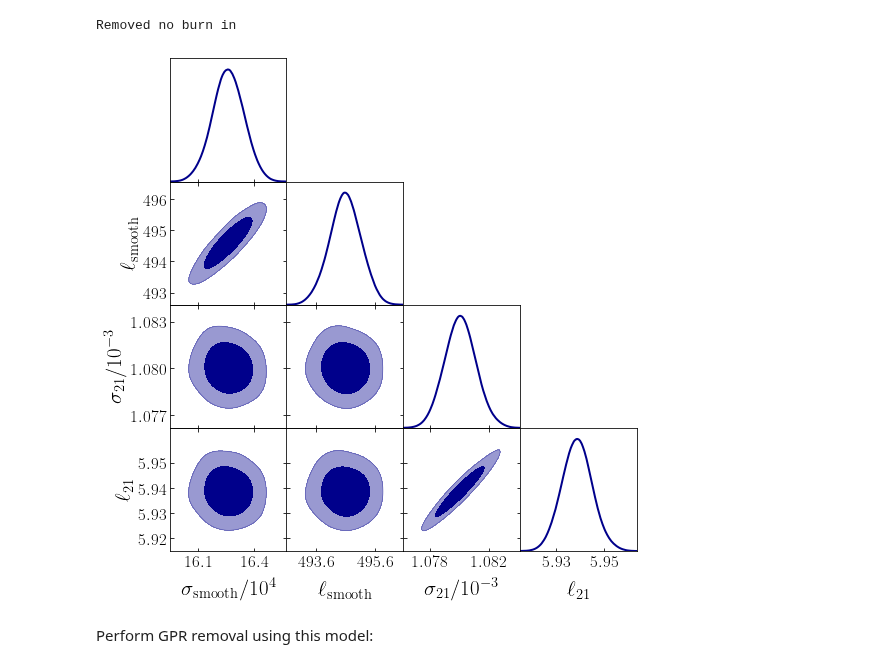
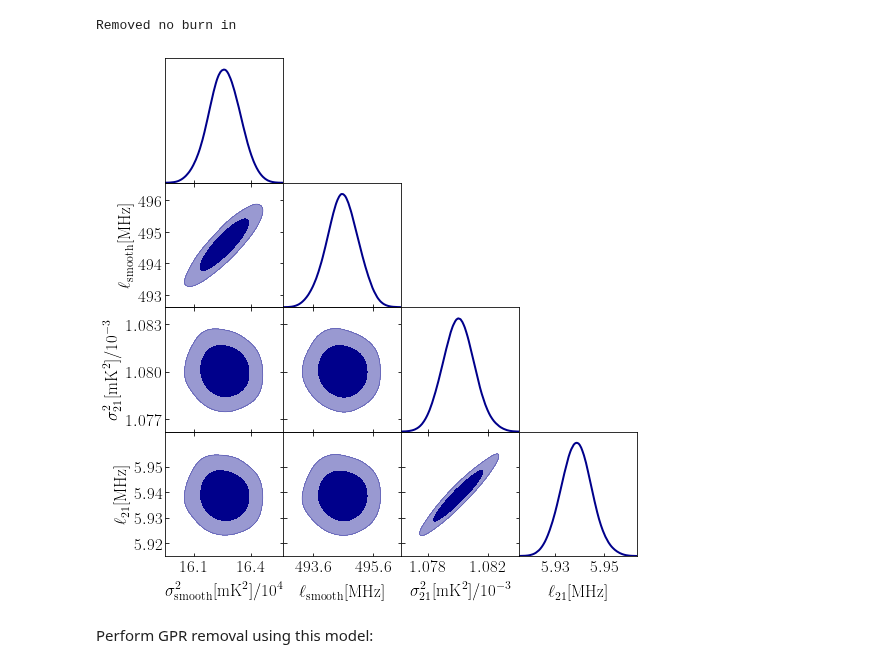
Before and after one commit to paulassoares/gpr4im, a Jupyter notebook: Jupyter Notebooks/Reproducible paper plots/No polarisation.ipynb, the cells around one changed output. Cells and saved outputs as stored; diff of their text form; code cells hidden in the pictures.

Commit message:
fixed sigma labels

```diff
--- a/Jupyter Notebooks/Reproducible paper plots/No polarisation.ipynb
+++ b/Jupyter Notebooks/Reproducible paper plots/No polarisation.ipynb
@@ -45,27 +45,28 @@ weights = multinest.weights
 mask = weights > 1e-4
 
 names = ['fgvar', 'fglen', 'expvar', 'explen']
-labels =  ['$\sigma_\mathrm{smooth} / 10^4$', '$\ell_\mathrm{smooth}$', '$\sigma_{21} / 10^{-3}$', '$\ell_{21}$']
+labels =  ['$\sigma^2_\mathrm{smooth}[\mathrm{mK}^2] / 10^4$', '$\ell_\mathrm{smooth}[\mathrm{MHz}]$',
+           '$\sigma^2_{21}[\mathrm{mK}^2] / 10^{-3}$', '$\ell_{21}[\mathrm{MHz}]$']
 samples_plot = MCSamples(samples=samples[mask,:], weights=weights[mask], names = names, labels = labels)
 # %% [output]
 Removed no burn in
 # %%
 # Triangle plot
 g = plots.get_subplot_plotter()
 samples_plot.updateSettings({'contours': [0.68, 0.95]})
-g.settings.axes_labelsize=24
+g.settings.axes_labelsize=20
 g.settings.axes_fontsize=20
 g.settings.legend_fontsize=22
 g.settings.axis_marker_lw=2
 g.settings.axis_marker_ls='dotted'
 g.triangle_plot([samples_plot], filled=True,
                 legend_loc='upper right',
                 line_args=[{'lw':2, 'color':'darkblue'}],
                 contour_colors=['darkblue'],fontsize=22)
 
 #g.export('figs/posterior_nopol.pdf')
 # %% [output]
-[figure, old version]
+[figure, new version]
 # %% [markdown]
 Perform GPR removal using this model:
 # %%
```
Also changed, not shown: 3 other files.
